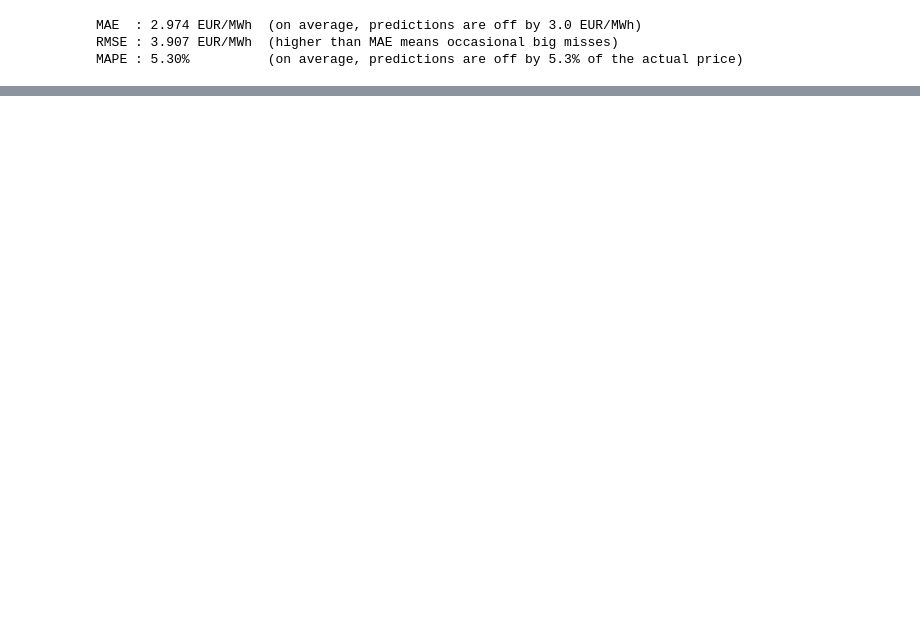
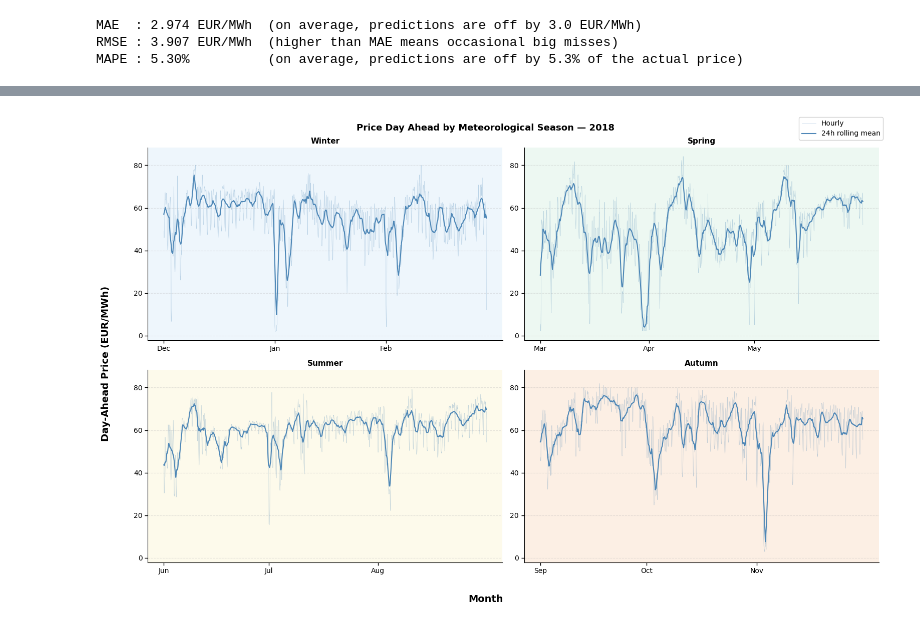
Before and after one commit to amukherjee25/forecasting-electricity-prices, a Jupyter notebook: notebooks/transformer/model_transformer_actual_price_rev2.ipynb, the cells around one changed output, grey strips where cells are left out. Drawn from its saved outputs; the diff is of its cells as text; code cells hidden in the pictures; blank space fills up the shorter version.

Commit message:
added descriptive plots (load/price per season & energy mix for study period)

```diff
--- a/notebooks/transformer/model_transformer_actual_price_rev2.ipynb
+++ b/notebooks/transformer/model_transformer_actual_price_rev2.ipynb
@@ -985,0 +986,4 @@ MAPE : 5.30%          (on average, predictions are off by 5.3% of the actual pri
+# %%
+test_df_filtered = test_df.copy()[['time', 'date', 'hour',
+                                   'total load actual', 'gen_solar', 'gen_wind',
+                                   'price day ahead', 'price actual']]
@@ -985,0 +1155,7 @@ MAPE : 5.30%          (on average, predictions are off by 5.3% of the actual pri
+# %%
+# smoothed
+plot_by_season_panel(test_df_filtered, col='price day ahead',
+                     rolling_window=24,
+                     ylabel='Day-Ahead Price (EUR/MWh)')
+# %% [output]
+[figure, added]
```
Also changed, not shown: parts of 22 cells of this notebook, 2 other files.
